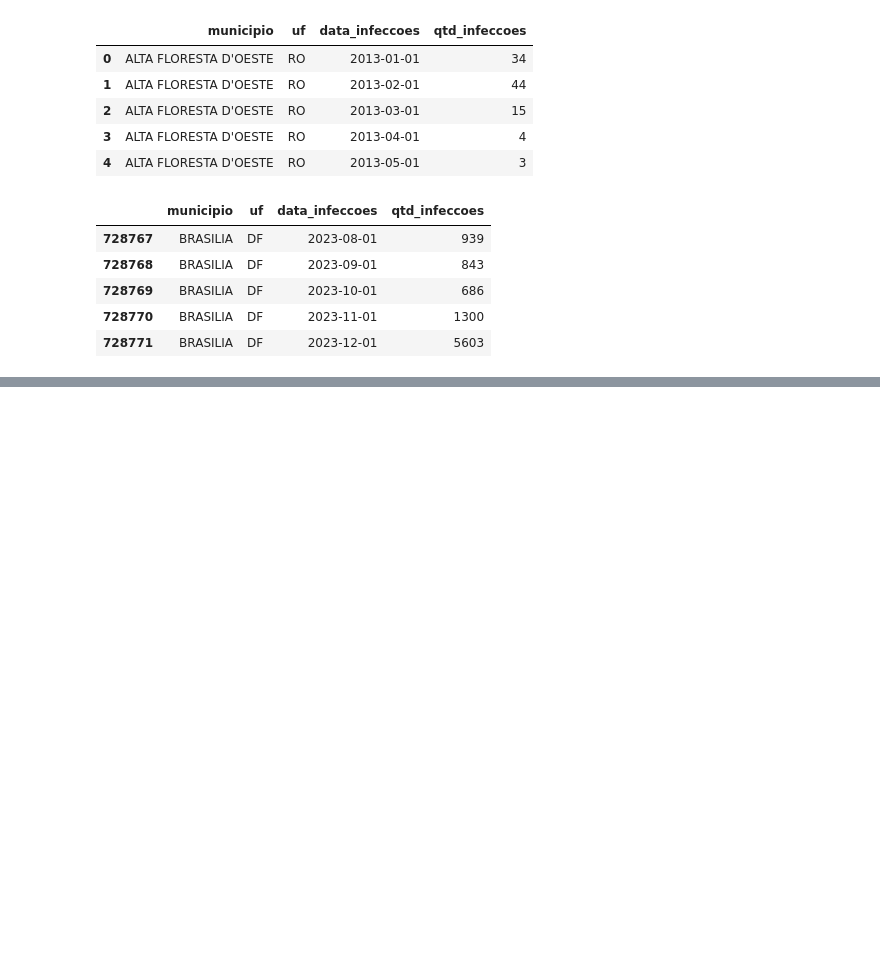
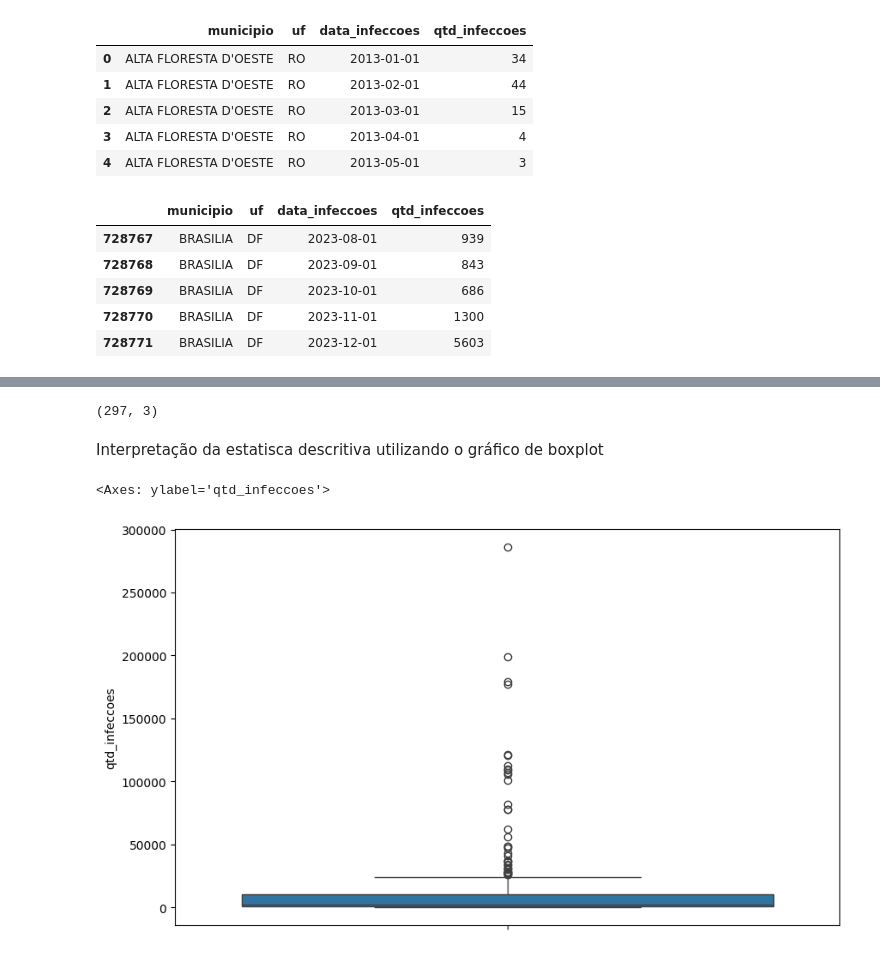
Before and after one commit to brenoazvd/pos_data_analytics, a Jupyter notebook: primeira_aula/Dengue_Brasil.ipynb, the cells around one changed output, grey strips where cells are left out. Cells and saved outputs as stored; diff of their text form; code cells hidden in the pictures; blank space fills up the shorter version.

Commit message:
atualizações aula

```diff
--- a/primeira_aula/Dengue_Brasil.ipynb
+++ b/primeira_aula/Dengue_Brasil.ipynb
@@ -13,7 +8,7 @@ import seaborn as sns
 import matplotlib.pyplot as plt
 import plotly.express as px
 # %%
-df_dengue = pd.read_excel(r'C:\Users\00064NDUC-BrenoAzeve\pos_data_analytics\primeira_aula\Base de Dados Dengue.xlsx')
+df_dengue = pd.read_excel(r'C:\Users\00157NLUC-BrenoR\pos_data_analytics-1\primeira_aula\Base de Dados Dengue.xlsx')
 # %%
 print(df_dengue)
 # %% [output]
@@ -51,0 +115,3 @@ df_dengue.tail()
+# %%
+#Criar uma nova coluna com o ano
+df_dengue['ano'] = df_dengue['data_infeccoes'].dt.year
@@ -51,0 +154,2 @@ df_dengue.tail()
+# %%
+infeccoes_estado = df_dengue.groupby(['ano', 'uf'])['qtd_infeccoes'].sum().reset_index()
@@ -51,0 +179,6 @@ df_dengue.tail()
+# %%
+infeccoes_estado.shape
+# %% [output]
+(297, 3)
+# %% [markdown]
+Interpretação da estatisca descritiva utilizando o gráfico de boxplot
@@ -51,0 +190,6 @@ df_dengue.tail()
+# %%
+plt.figure(figsize=(10,6))
+sns.boxplot(data = infeccoes_estado, y= 'qtd_infeccoes')
+# %% [output]
+<Axes: ylabel='qtd_infeccoes'>
+[figure, added]
```
Also changed, not shown: parts of 32 cells of this notebook.
